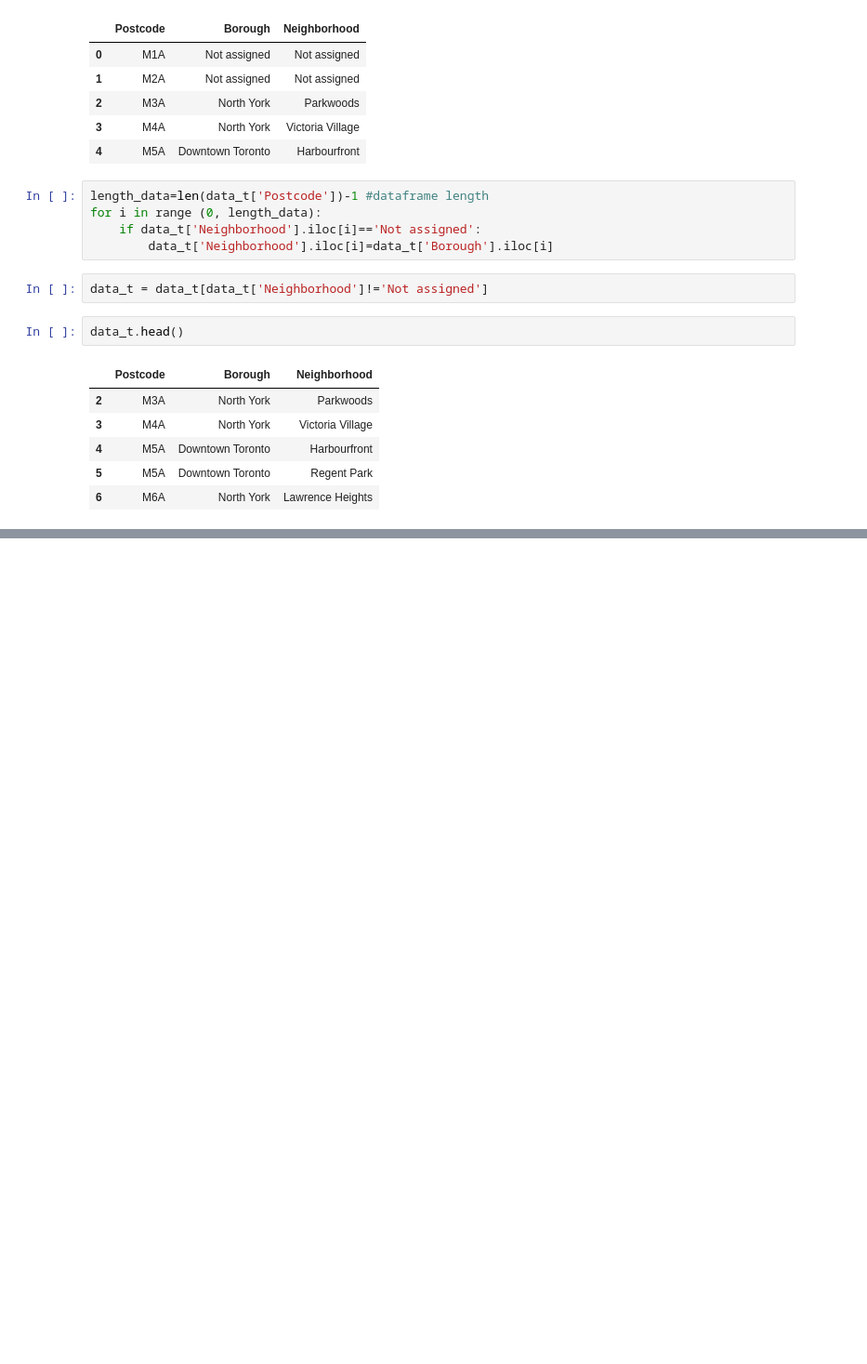
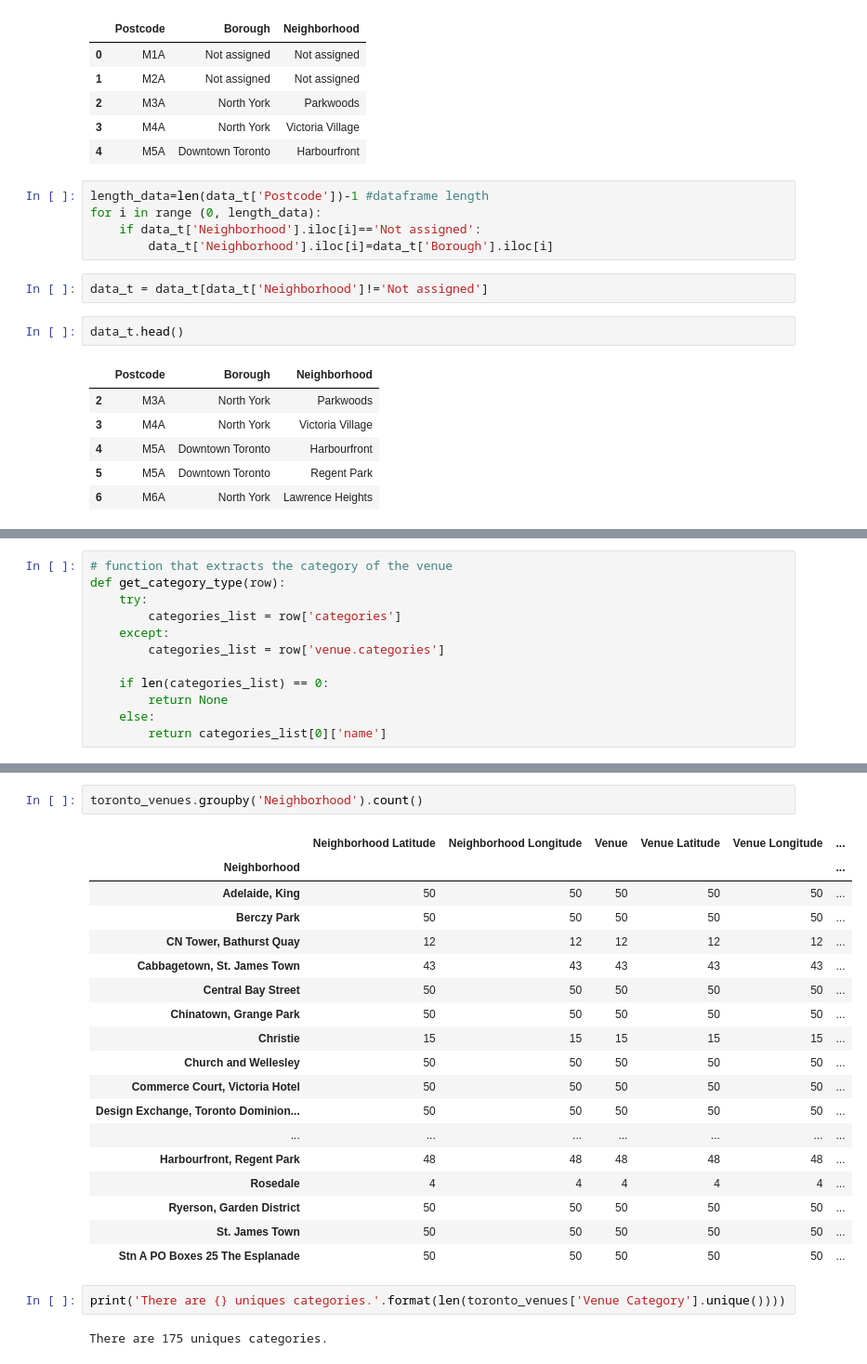
Before and after one commit to jovanovskana/Coursera_Capstone, a Jupyter notebook: Untitled2.ipynb, the cells around one changed output, grey strips where cells are left out. Shown: that part at 93% size. Saved outputs shown, nothing was run; the diff lists cells and outputs as text; blank space fills up the shorter version.

```diff
--- a/Untitled2.ipynb
+++ b/Untitled2.ipynb
@@ -54,0 +198,12 @@ data_t.head()
+# %%
+# function that extracts the category of the venue
+def get_category_type(row):
+    try:
+        categories_list = row['categories']
+    except:
+        categories_list = row['venue.categories']
+
+    if len(categories_list) == 0:
+        return None
+    else:
+        return categories_list[0]['name']
@@ -54,0 +345,25 @@ data_t.head()
+# %%
+toronto_venues.groupby('Neighborhood').count()
+# %% [output]
+|  | Neighborhood Latitude | Neighborhood Longitude | Venue | Venue Latitude | Venue Longitude | ... |
+| Neighborhood |  |  |  |  |  | ... |
+| Adelaide, King | 50 | 50 | 50 | 50 | 50 | ... |
+| Berczy Park | 50 | 50 | 50 | 50 | 50 | ... |
+| CN Tower, Bathurst Quay | 12 | 12 | 12 | 12 | 12 | ... |
+| Cabbagetown, St. James Town | 43 | 43 | 43 | 43 | 43 | ... |
+| Central Bay Street | 50 | 50 | 50 | 50 | 50 | ... |
+| Chinatown, Grange Park | 50 | 50 | 50 | 50 | 50 | ... |
+| Christie | 15 | 15 | 15 | 15 | 15 | ... |
+| Church and Wellesley | 50 | 50 | 50 | 50 | 50 | ... |
+| Commerce Court, Victoria Hotel | 50 | 50 | 50 | 50 | 50 | ... |
+| Design Exchange, Toronto Dominion... | 50 | 50 | 50 | 50 | 50 | ... |
+| ... | ... | ... | ... | ... | ... | ... |
+| Harbourfront, Regent Park | 48 | 48 | 48 | 48 | 48 | ... |
+| Rosedale | 4 | 4 | 4 | 4 | 4 | ... |
+| Ryerson, Garden District | 50 | 50 | 50 | 50 | 50 | ... |
+| St. James Town | 50 | 50 | 50 | 50 | 50 | ... |
+| Stn A PO Boxes 25 The Esplanade | 50 | 50 | 50 | 50 | 50 | ... |
+# %%
+print('There are {} uniques categories.'.format(len(toronto_venues['Venue Category'].unique())))
+# %% [output]
+There are 175 uniques categories.
```
Also changed, not shown: parts of 35 cells of this notebook.
